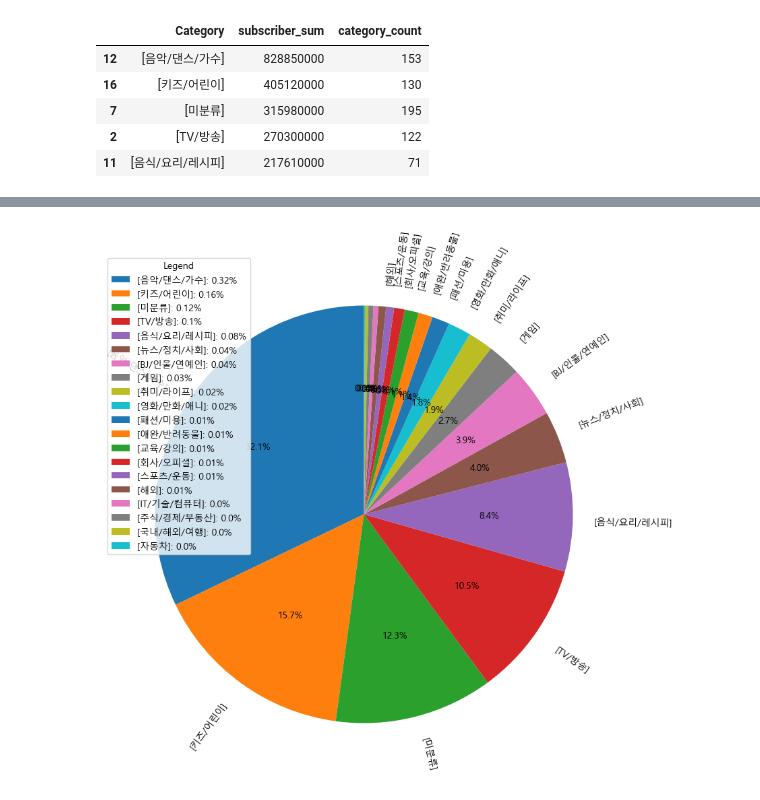
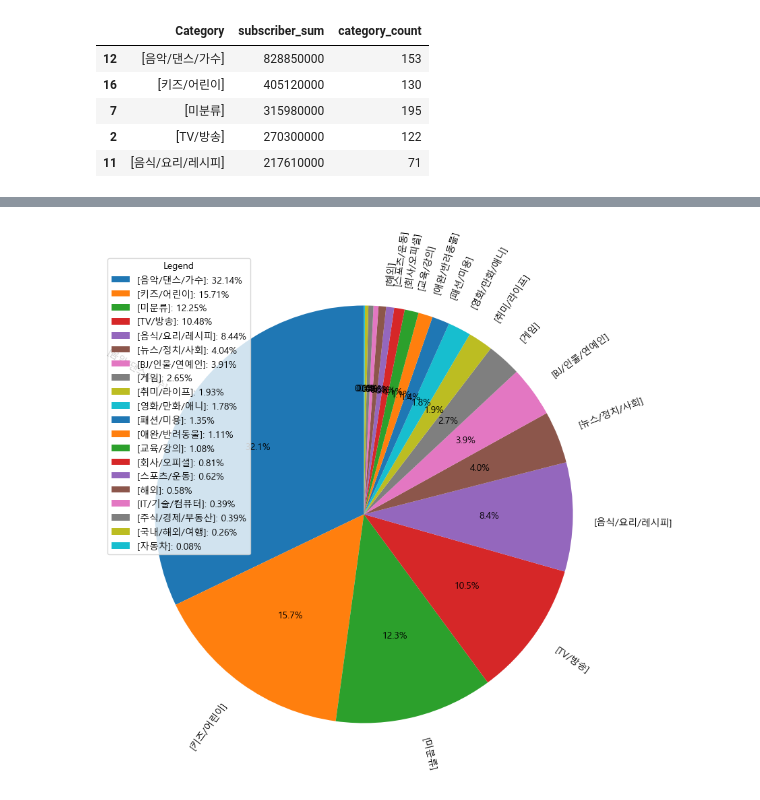
Before and after one commit to JeonguiSeo/TIL, a Jupyter notebook: Crawling/Crawling_practice_2.ipynb, the cells around one changed output, grey strips where cells are left out. Cells and saved outputs as stored; diff of their text form; code cells hidden in the pictures.

```diff
--- a/Crawling/Crawling_practice_2.ipynb
+++ b/Crawling/Crawling_practice_2.ipynb
@@ -575,18 +575,18 @@ Name: Category, dtype: object
 # %%
 plt.figure(figsize = (10, 30))
 labels = pivot_df['Category'].copy()
 labels.iloc[-4:] = pd.Series([''] * 4)
 
 plt.pie(pivot_df['subscriber_sum'],
         labels=labels,
         autopct='%1.1f%%',
         startangle=90,
         rotatelabels=True
         )
 total = sum(pivot_df['subscriber_sum'])
-legend_lables = [f'{label}: {round(size/total, 2)}%' for label, size in zip(pivot_df['Category'], pivot_df['subscriber_sum'])]
+legend_lables = [f'{label}: {round(size/total*100, 2)}%' for label, size in zip(pivot_df['Category'], pivot_df['subscriber_sum'])]
 plt.legend(title='Legend', labels=legend_lables)
 
 plt.show()
 # %% [output]
-[figure, old version]
+[figure, new version]
```
